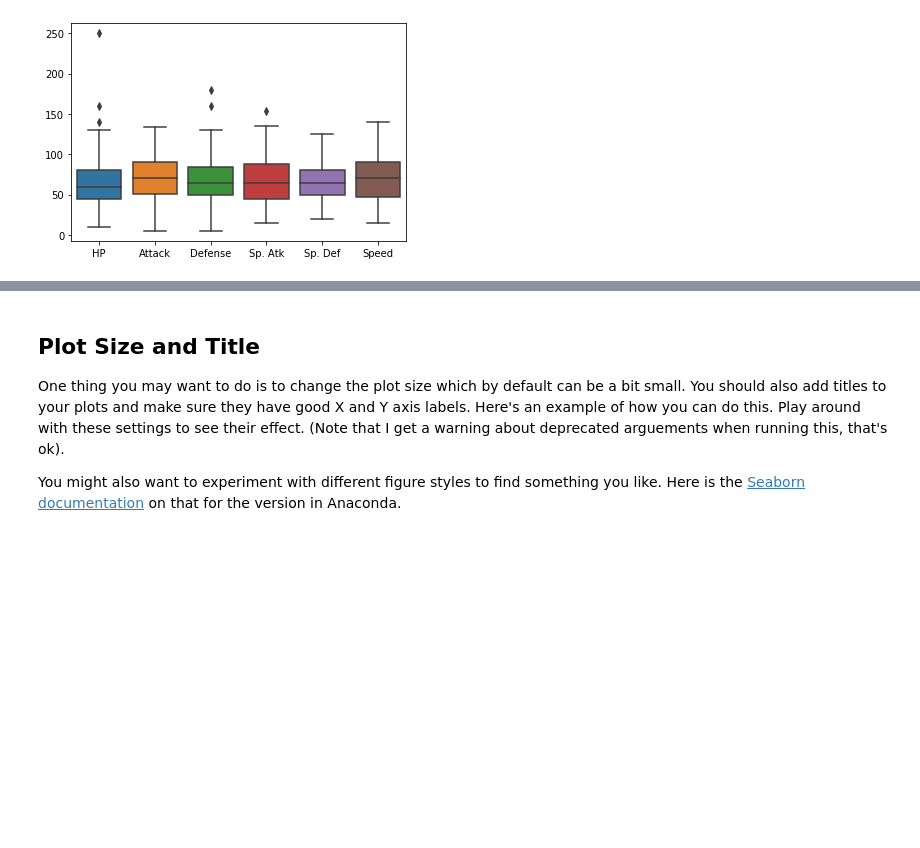
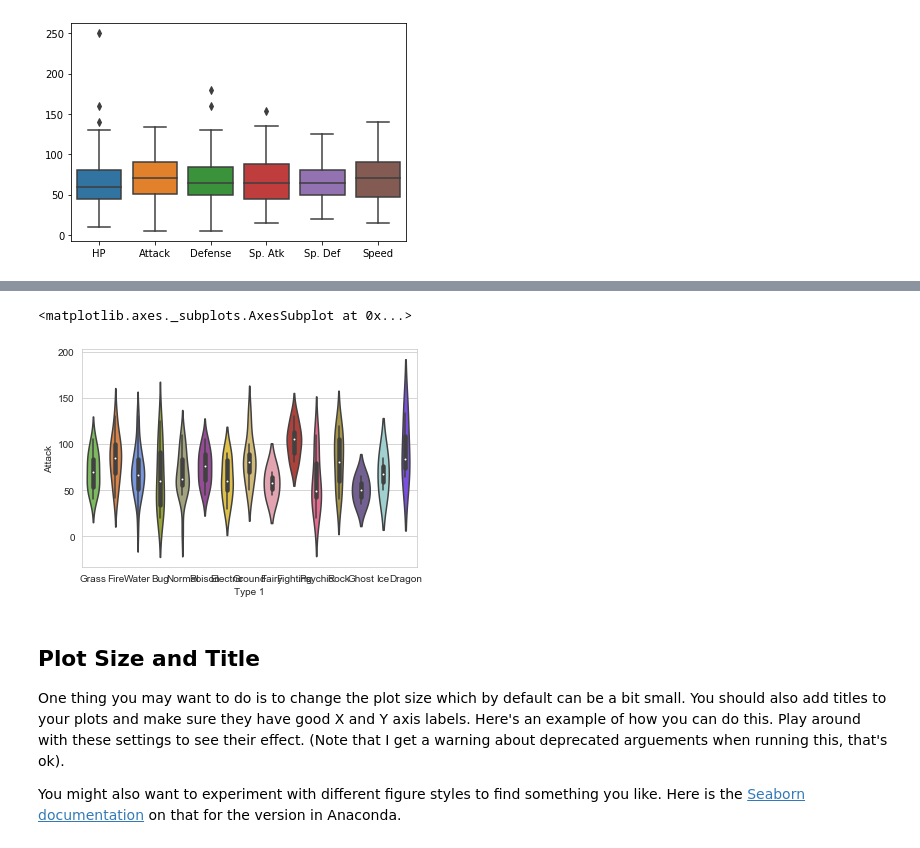
Before and after one commit to AsadAliKhan148/practical-workshops, a Jupyter notebook: COMP6200 Week 4.ipynb, the cells around one changed output, grey strips where cells are left out. Cells and saved outputs as stored; diff of their text form; code cells hidden in the pictures; blank space fills up the shorter version.

```diff
--- a/COMP6200 Week 4.ipynb
+++ b/COMP6200 Week 4.ipynb
@@ -51,3 +48,30 @@ NameError: name 'pkmn_type_colors' is not defined
+# %%
+# Set theme
+sns.set_style('whitegrid')
+
+pkmn_type_colors = ['#78C850',  # Grass
+                    '#F08030',  # Fire
+                    '#6890F0',  # Water
+                    '#A8B820',  # Bug
+                    '#A8A878',  # Normal
+                    '#A040A0',  # Poison
+                    '#F8D030',  # Electric
+                    '#E0C068',  # Ground
+                    '#EE99AC',  # Fairy
+                    '#C03028',  # Fighting
+                    '#F85888',  # Psychic
+                    '#B8A038',  # Rock
+                    '#705898',  # Ghost
+                    '#98D8D8',  # Ice
+                    '#7038F8',  # Dragon
+                   ]
+
+# Violin plot
+sns.violinplot(x='Type 1', y='Attack', data=df,
+               palette=pkmn_type_colors) # Set color palette
+# %% [output]
+<matplotlib.axes._subplots.AxesSubplot at 0x...>
+[figure, added]
 # %% [markdown]
 ## Plot Size and Title
 
```
Also changed, not shown: parts of 2 cells of this notebook.
